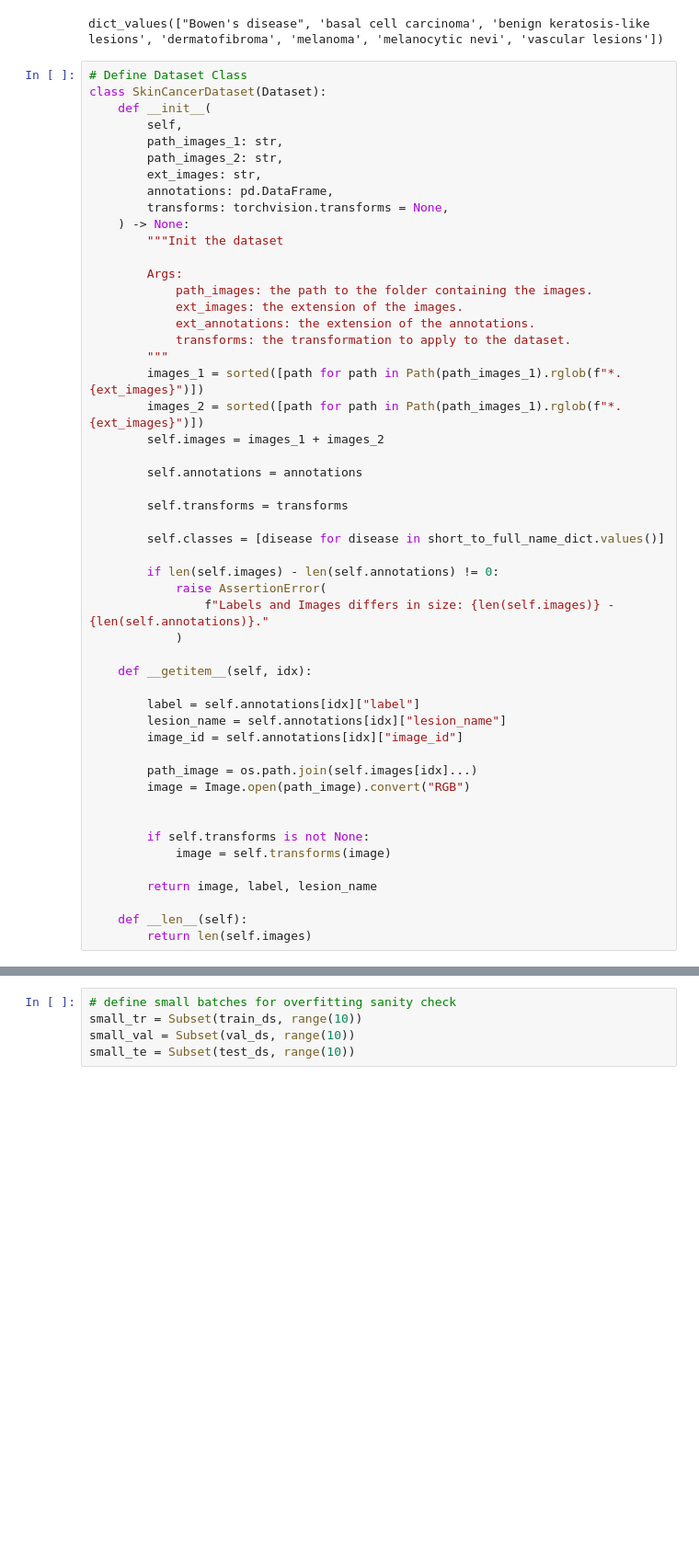
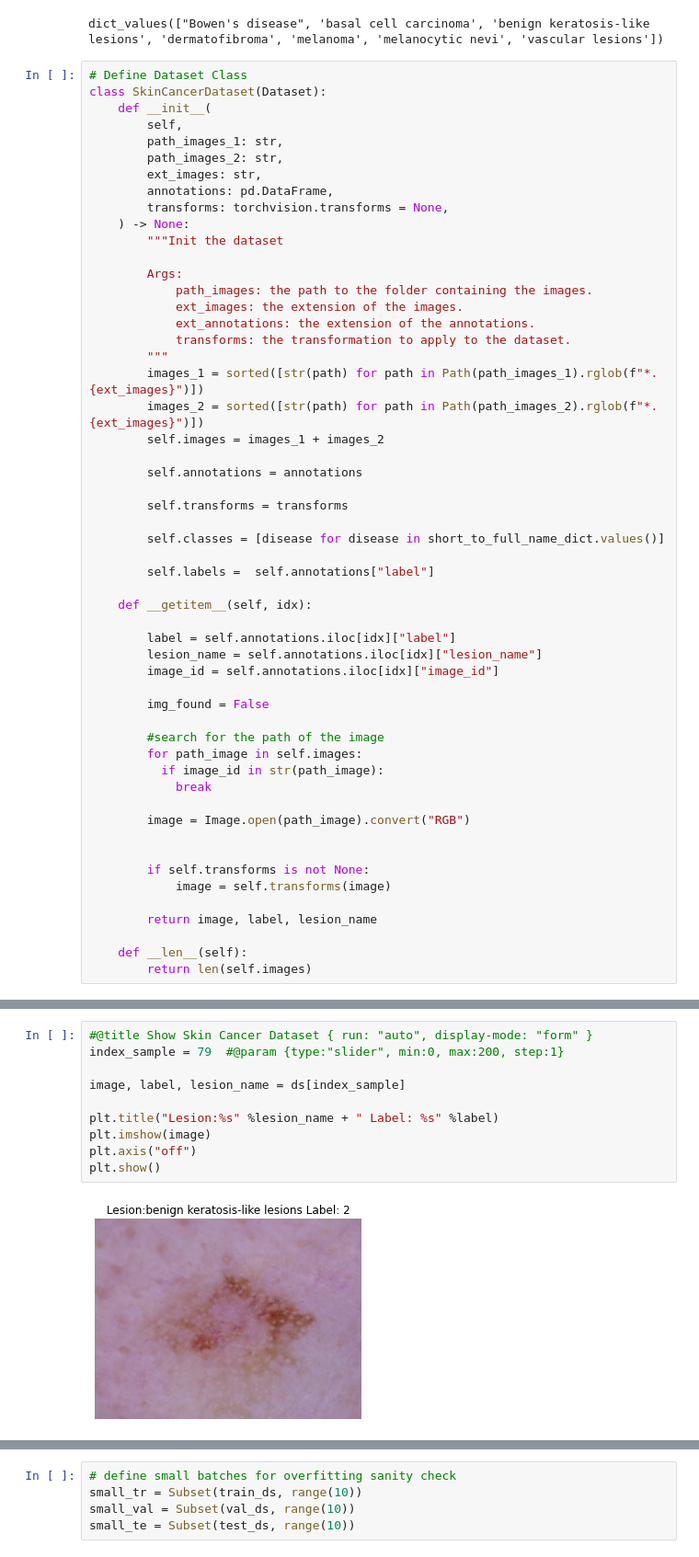
Before and after one commit to AndreAmaduzzi/tensorflow-vs-pytorch, a Jupyter notebook: pytorch.ipynb, the cells around one changed output, grey strips where cells are left out. Shown at 92% size. Cells and saved outputs as stored; diff of their text form; blank space fills up the shorter version.

Commit message:
1st draft WeightRandomSampler

```diff
--- a/pytorch.ipynb
+++ b/pytorch.ipynb
@@ -390,8 +390,8 @@ class SkinCancerDataset(Dataset):
             ext_annotations: the extension of the annotations.
             transforms: the transformation to apply to the dataset.
         """
-        images_1 = sorted([path for path in Path(path_images_1).rglob(f"*.{ext_images}")])
-        images_2 = sorted([path for path in Path(path_images_1).rglob(f"*.{ext_images}")])
+        images_1 = sorted([str(path) for path in Path(path_images_1).rglob(f"*.{ext_images}")])
+        images_2 = sorted([str(path) for path in Path(path_images_2).rglob(f"*.{ext_images}")])
         self.images = images_1 + images_2
 
         self.annotations = annotations
@@ -400,18 +400,21 @@ class SkinCancerDataset(Dataset):
 
         self.classes = [disease for disease in short_to_full_name_dict.values()]
 
-        if len(self.images) - len(self.annotations) != 0:
-            raise AssertionError(
-                f"Labels and Images differs in size: {len(self.images)} - {len(self.annotations)}."
-            )
+        self.labels =  self.annotations["label"]
 
     def __getitem__(self, idx):
 
-        label = self.annotations[idx]["label"]
-        lesion_name = self.annotations[idx]["lesion_name"]
-        image_id = self.annotations[idx]["image_id"]
+        label = self.annotations.iloc[idx]["label"]
+        lesion_name = self.annotations.iloc[idx]["lesion_name"]
+        image_id = self.annotations.iloc[idx]["image_id"]
 
-        path_image = os.path.join(self.images[idx]...)
+        img_found = False
+
+        #search for the path of the image
+        for path_image in self.images:
+          if image_id in str(path_image):
+            break
+
         image = Image.open(path_image).convert("RGB")
 
 
@@ -435,0 +432,12 @@ dl_test = DataLoader(test_ds, batch_size=28, shuffle=True)
+# %%
+#@title Show Skin Cancer Dataset { run: "auto", display-mode: "form" }
+index_sample = 79  #@param {type:"slider", min:0, max:200, step:1}
+
+image, label, lesion_name = ds[index_sample]
+
+plt.title("Lesion:%s" %lesion_name + " Label: %s" %label)
+plt.imshow(image)
+plt.axis("off")
+plt.show()
+# %% [output]
+[figure, added]
```
Also changed, not shown: parts of 12 cells of this notebook.
